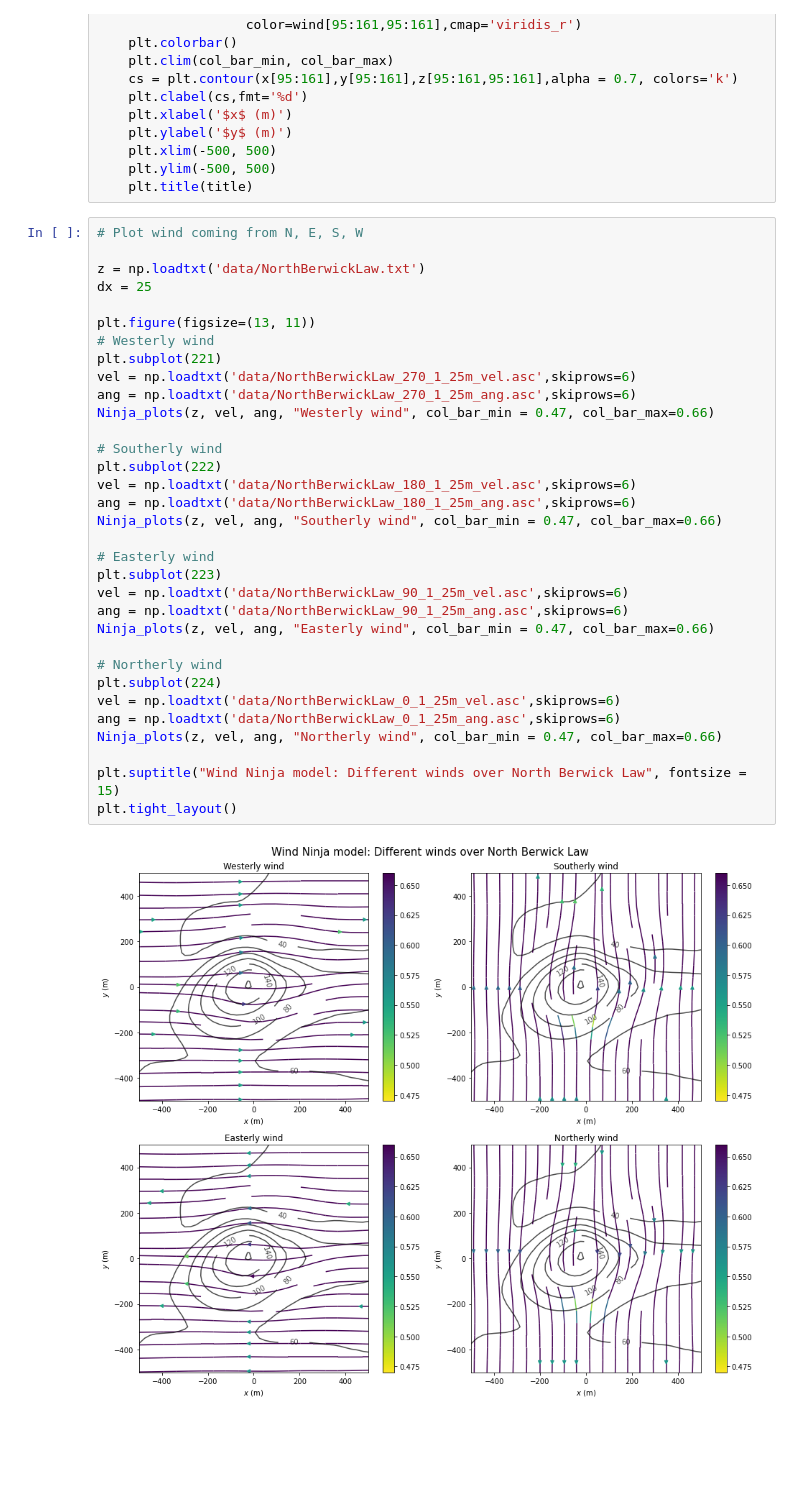
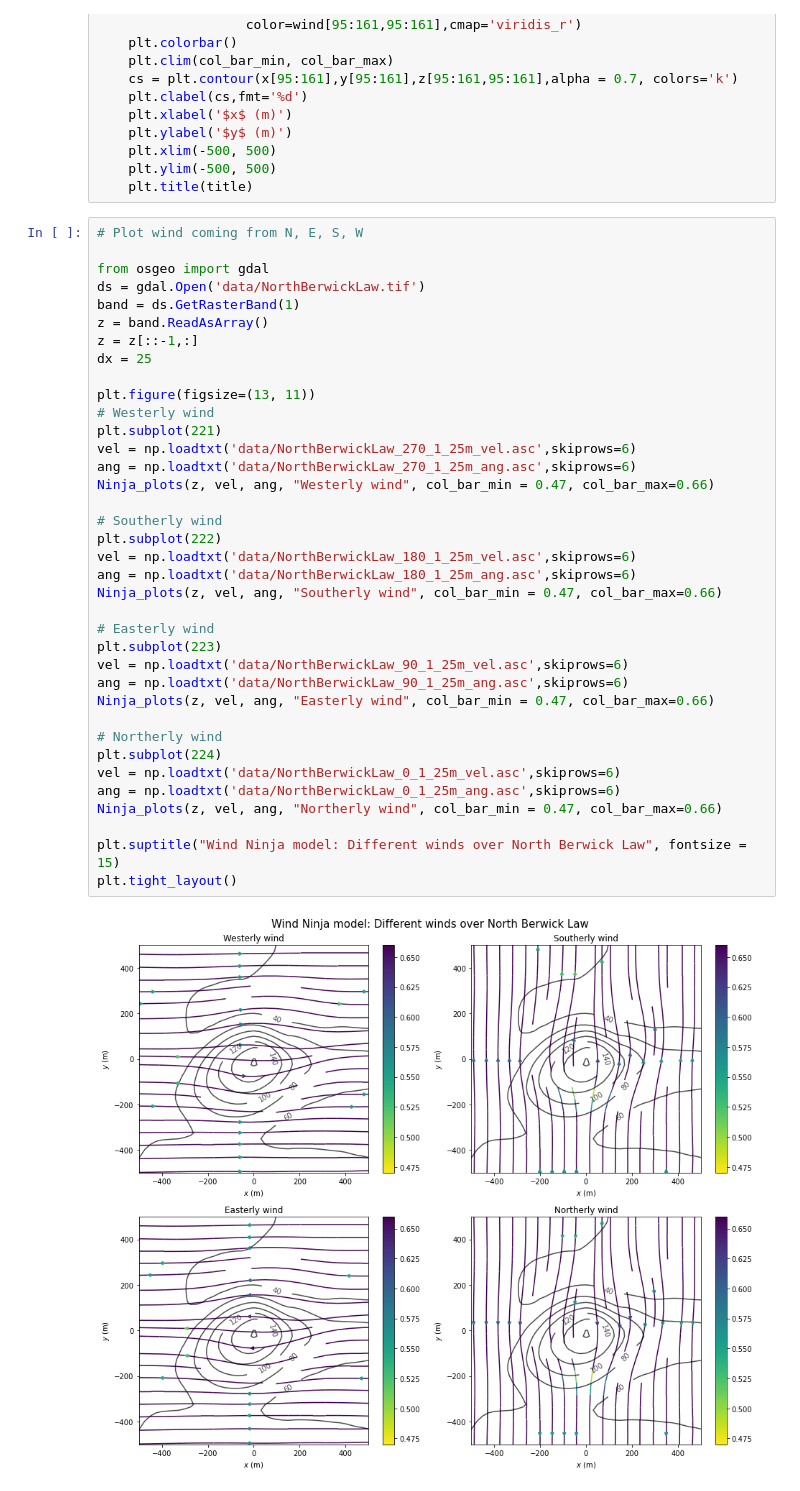
Before and after one commit to dhegedus99/MetGroupProject, a Jupyter notebook: BerwickNinja.ipynb, the cells around one changed output. Drawn from its saved outputs; the diff is of its cells as text; blank space fills up the shorter version.

```diff
--- a/BerwickNinja.ipynb
+++ b/BerwickNinja.ipynb
@@ -54,38 +54,42 @@ def Ninja_plots(z, u, v, title, col_bar_min, col_bar_max):
 # %%
 # Plot wind coming from N, E, S, W
 
-z = np.loadtxt('data/NorthBerwickLaw.txt')
+from osgeo import gdal
+ds = gdal.Open('data/NorthBerwickLaw.tif')
+band = ds.GetRasterBand(1)
+z = band.ReadAsArray()
+z = z[::-1,:]
 dx = 25
 
 plt.figure(figsize=(13, 11))
 # Westerly wind
 plt.subplot(221)
 vel = np.loadtxt('data/NorthBerwickLaw_270_1_25m_vel.asc',skiprows=6)
 ang = np.loadtxt('data/NorthBerwickLaw_270_1_25m_ang.asc',skiprows=6)
 Ninja_plots(z, vel, ang, "Westerly wind", col_bar_min = 0.47, col_bar_max=0.66)
 
 # Southerly wind
 plt.subplot(222)
 vel = np.loadtxt('data/NorthBerwickLaw_180_1_25m_vel.asc',skiprows=6)
 ang = np.loadtxt('data/NorthBerwickLaw_180_1_25m_ang.asc',skiprows=6)
 Ninja_plots(z, vel, ang, "Southerly wind", col_bar_min = 0.47, col_bar_max=0.66)
 
 # Easterly wind
 plt.subplot(223)
 vel = np.loadtxt('data/NorthBerwickLaw_90_1_25m_vel.asc',skiprows=6)
 ang = np.loadtxt('data/NorthBerwickLaw_90_1_25m_ang.asc',skiprows=6)
 Ninja_plots(z, vel, ang, "Easterly wind", col_bar_min = 0.47, col_bar_max=0.66)
 
 # Northerly wind
 plt.subplot(224)
 vel = np.loadtxt('data/NorthBerwickLaw_0_1_25m_vel.asc',skiprows=6)
 ang = np.loadtxt('data/NorthBerwickLaw_0_1_25m_ang.asc',skiprows=6)
 Ninja_plots(z, vel, ang, "Northerly wind", col_bar_min = 0.47, col_bar_max=0.66)
 
 plt.suptitle("Wind Ninja model: Different winds over North Berwick Law", fontsize = 15)
 plt.tight_layout()
 # %% [output]
-[figure, old version]
+[figure, new version]
 # %%
 # Plot wind coming from SE, SW, NW, NE
 
```
Also changed, not shown: parts of 1 cell of this notebook, 5 other files.
